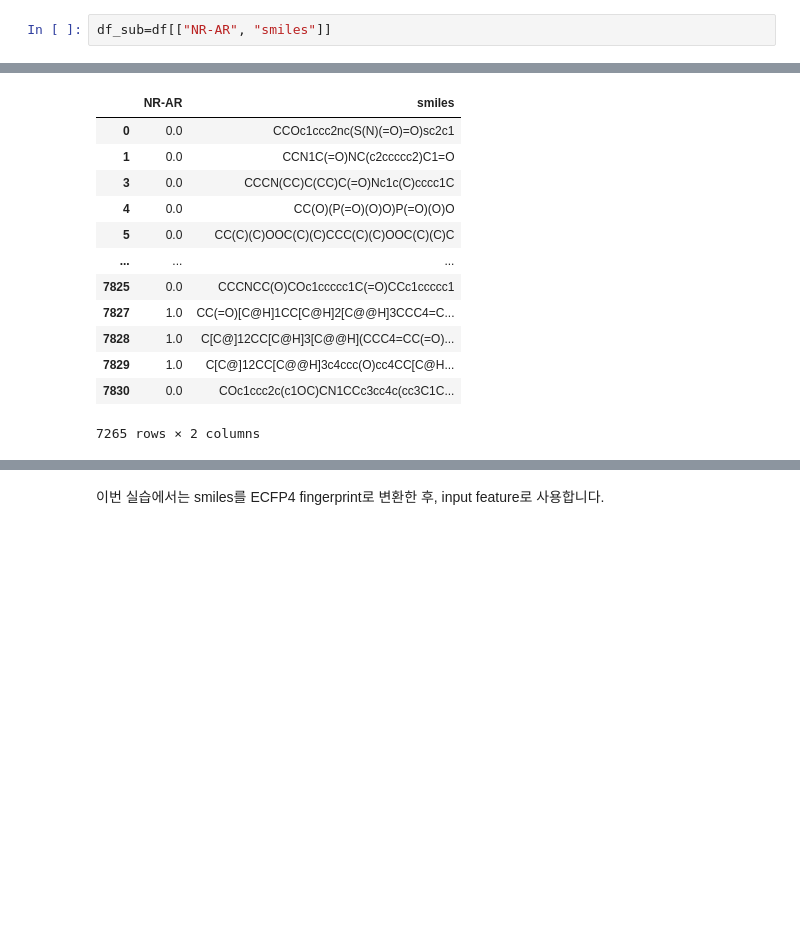
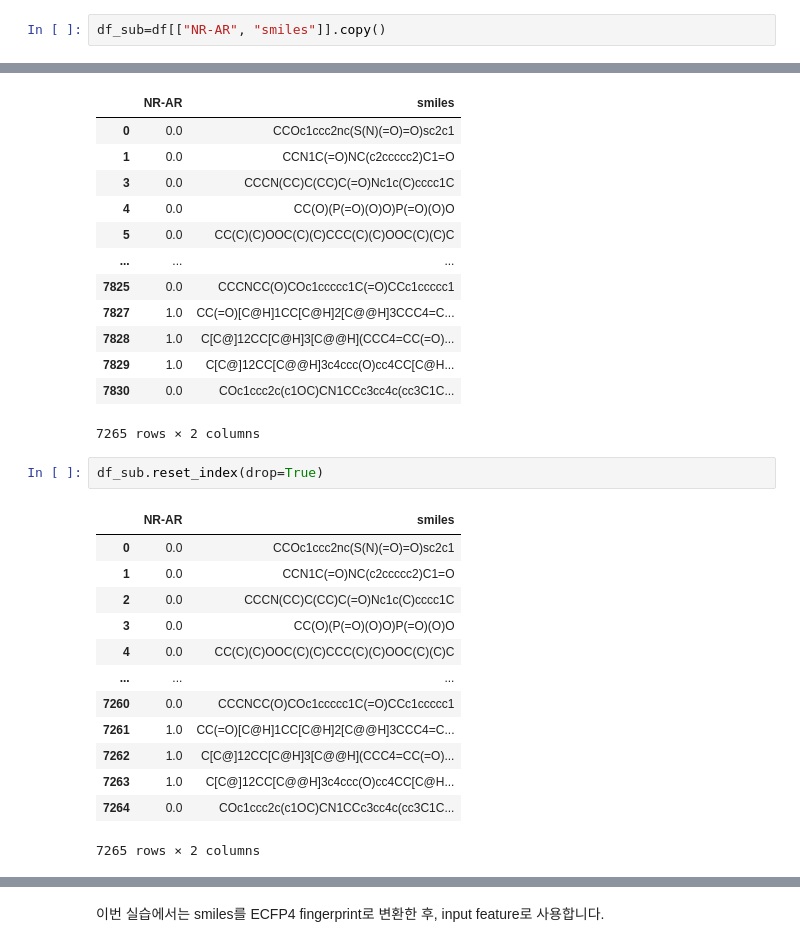
Before and after one commit to JLee823/2023-1st-AI-assisted-drug-discovery-SNU, a Jupyter notebook: Week4_introduction_to_PyTorch_Tensor_Multilayer_percetron.ipynb, the cells around one changed output, grey strips where cells are left out. Saved outputs shown, nothing was run; the diff lists cells and outputs as text; blank space fills up the shorter version.

```diff
--- a/Week4_introduction_to_PyTorch_Tensor_Multilayer_percetron.ipynb
+++ b/Week4_introduction_to_PyTorch_Tensor_Multilayer_percetron.ipynb
@@ -910,5 +1059,5 @@ df.describe()
 # %%
-df_sub=df[["NR-AR", "smiles"]]
+df_sub=df[["NR-AR", "smiles"]].copy()
 # %%
 df_sub
 # %% [output]
@@ -945,3 +1094,19 @@ df_sub
 | 7829 | 1.0 | C[C@]12CC[C@@H]3c4ccc(O)cc4CC[C@H... |
 | 7830 | 0.0 | COc1ccc2c(c1OC)CN1CCc3cc4c(cc3C1C... |
 7265 rows × 2 columns
+# %%
+df_sub.reset_index(drop=True)
+# %% [output]
+|  | NR-AR | smiles |
+| 0 | 0.0 | CCOc1ccc2nc(S(N)(=O)=O)sc2c1 |
+| 1 | 0.0 | CCN1C(=O)NC(c2ccccc2)C1=O |
+| 2 | 0.0 | CCCN(CC)C(CC)C(=O)Nc1c(C)cccc1C |
+| 3 | 0.0 | CC(O)(P(=O)(O)O)P(=O)(O)O |
+| 4 | 0.0 | CC(C)(C)OOC(C)(C)CCC(C)(C)OOC(C)(C)C |
+| ... | ... | ... |
+| 7260 | 0.0 | CCCNCC(O)COc1ccccc1C(=O)CCc1ccccc1 |
+| 7261 | 1.0 | CC(=O)[C@H]1CC[C@H]2[C@@H]3CCC4=C... |
+| 7262 | 1.0 | C[C@]12CC[C@H]3[C@@H](CCC4=CC(=O)... |
+| 7263 | 1.0 | C[C@]12CC[C@@H]3c4ccc(O)cc4CC[C@H... |
+| 7264 | 0.0 | COc1ccc2c(c1OC)CN1CCc3cc4c(cc3C1C... |
+7265 rows × 2 columns
```
Also changed, not shown: parts of 91 cells of this notebook.
